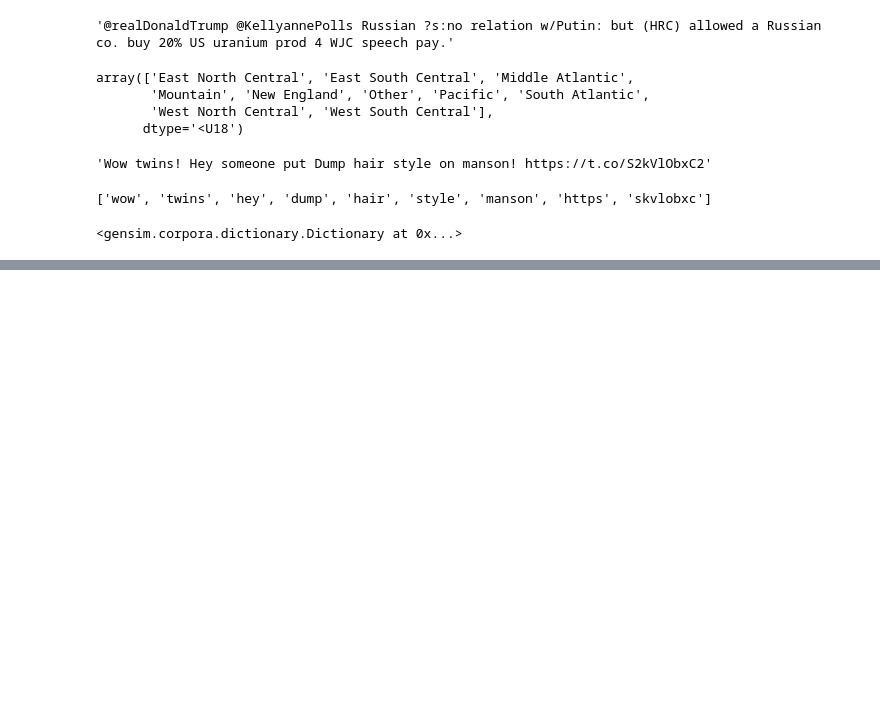
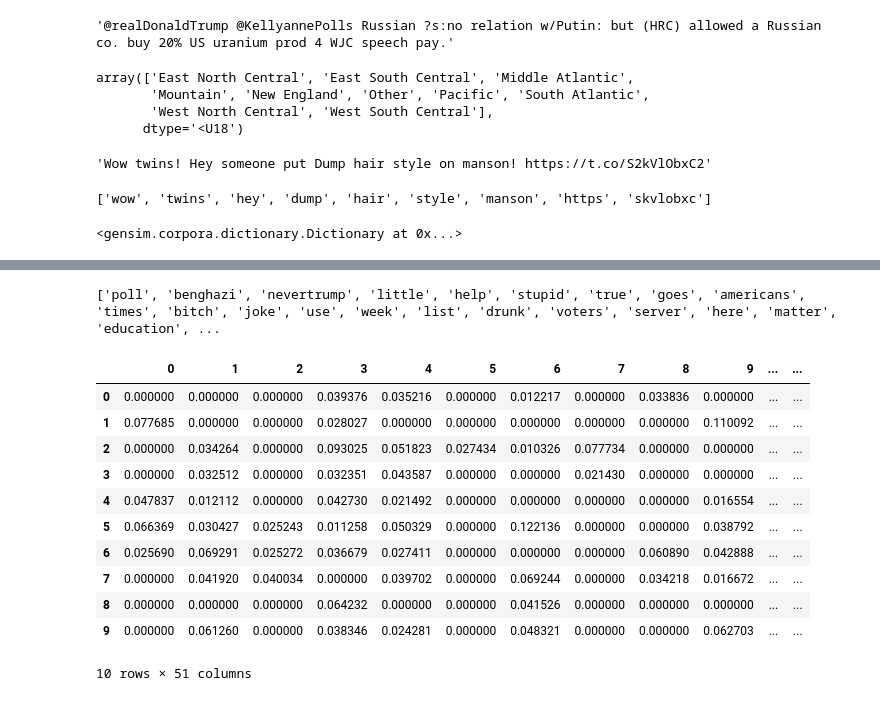
Before and after one commit to YvesWang/Geographic_LDA, a Jupyter notebook: util/preprocessing.ipynb, the cells around one changed output, grey strips where cells are left out. Saved outputs shown, nothing was run; the diff lists cells and outputs as text; code cells hidden in the pictures; blank space fills up the shorter version.

```diff
--- a/util/preprocessing.ipynb
+++ b/util/preprocessing.ipynb
@@ -229,7 +229,7 @@ for text in texts:
     for token in text:
         frequency[token] += 1
 
-texts = [[token for token in text if frequency[token] > 0] for text in texts]
+texts = [[token for token in text if (frequency[token] > 2) and (frequency[token] < 200)] for text in texts]
 
 from pprint import pprint  # pretty-printer
 # %%
@@ -260,10 +260,10 @@ dictionary
 # corpus = mmcorpus.MmCorpus(datapath('testcorpus.mm'))
 # with temporary_file("serialized") as s_path:
 
-n_topics=10
+n_topics=50
 model = AuthorTopicModel(
      corpus, author2doc=author2doc, id2word=dictionary, num_topics=n_topics,
-     serialized=False,eval_every=10, iterations=100
+     serialized=False, eval_every=10, iterations=100
 )
 model.update(corpus, author2doc)  # update the author-topic model with additional documents
 author_vecs = [model.get_author_topics(author) for author in model.id2author.values()]
@@ -288,0 +289,30 @@ for i in range(len(topic_list)):
+# %%
+print(topic_list[1])
+# %% [output]
+['poll', 'benghazi', 'nevertrump', 'little', 'help', 'stupid', 'true', 'goes', 'americans', 'times', 'bitch', 'joke', 'use', 'week', 'list', 'drunk', 'voters', 'server', 'here', 'matter', 'education', ...
+# %%
+dists=[]
+
+for dist in author_vecs:
+    new_dist=np.zeros(n_topics)
+    for pair in dist:
+        new_dist[pair[0]]=pair[1]
+    dists.append(new_dist)
+# %%
+topic_dist=pd.DataFrame(dists)
+topic_dist['state']=list(model.id2author.values())
+#topic_dist.sort_values(by=[6],ascending=False)
+topic_dist
+# %% [output]
+|  | 0 | 1 | 2 | 3 | 4 | 5 | 6 | 7 | 8 | 9 | ... | ... |
+| 0 | 0.000000 | 0.000000 | 0.000000 | 0.039376 | 0.035216 | 0.000000 | 0.012217 | 0.000000 | 0.033836 | 0.000000 | ... | ... |
+| 1 | 0.077685 | 0.000000 | 0.000000 | 0.028027 | 0.000000 | 0.000000 | 0.000000 | 0.000000 | 0.000000 | 0.110092 | ... | ... |
+| 2 | 0.000000 | 0.034264 | 0.000000 | 0.093025 | 0.051823 | 0.027434 | 0.010326 | 0.077734 | 0.000000 | 0.000000 | ... | ... |
+| 3 | 0.000000 | 0.032512 | 0.000000 | 0.032351 | 0.043587 | 0.000000 | 0.000000 | 0.021430 | 0.000000 | 0.000000 | ... | ... |
+| 4 | 0.047837 | 0.012112 | 0.000000 | 0.042730 | 0.021492 | 0.000000 | 0.000000 | 0.000000 | 0.000000 | 0.016554 | ... | ... |
+| 5 | 0.066369 | 0.030427 | 0.025243 | 0.011258 | 0.050329 | 0.000000 | 0.122136 | 0.000000 | 0.000000 | 0.038792 | ... | ... |
+| 6 | 0.025690 | 0.069291 | 0.025272 | 0.036679 | 0.027411 | 0.000000 | 0.000000 | 0.000000 | 0.060890 | 0.042888 | ... | ... |
+| 7 | 0.000000 | 0.041920 | 0.040034 | 0.000000 | 0.039702 | 0.000000 | 0.069244 | 0.000000 | 0.034218 | 0.016672 | ... | ... |
+| 8 | 0.000000 | 0.000000 | 0.000000 | 0.064232 | 0.000000 | 0.000000 | 0.041526 | 0.000000 | 0.000000 | 0.000000 | ... | ... |
+| 9 | 0.000000 | 0.061260 | 0.000000 | 0.038346 | 0.024281 | 0.000000 | 0.048321 | 0.000000 | 0.000000 | 0.062703 | ... | ... |
+10 rows × 51 columns
```
Also changed, not shown: parts of 4 cells of this notebook.
